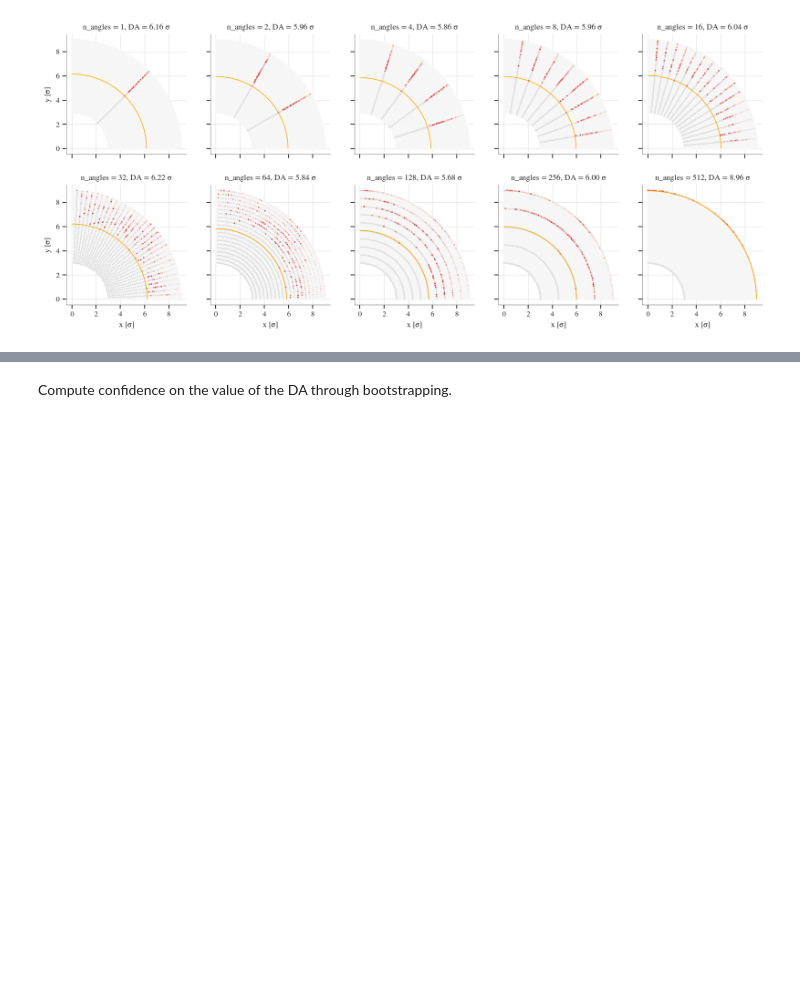
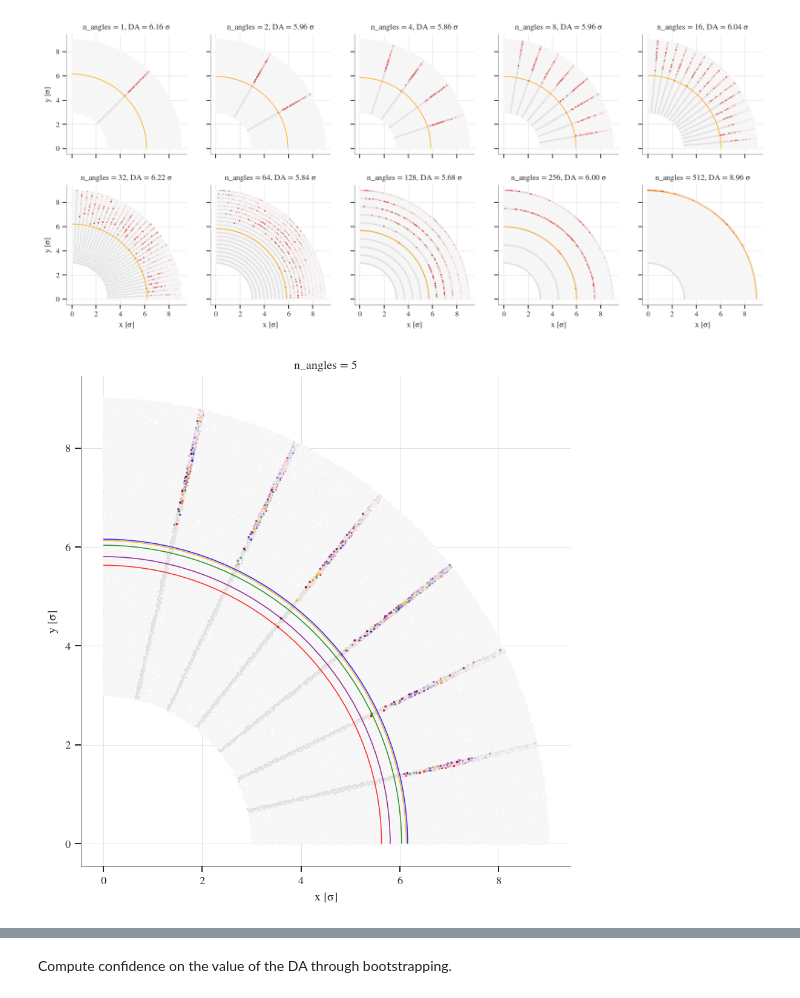
Before and after one commit to ColasDroin/DA_IPAC_2024, a Jupyter notebook: studies/analysis/analysis_convergence_DA.ipynb, the cells around one changed output, grey strips where cells are left out. Saved outputs shown, nothing was run; the diff lists cells and outputs as text; code cells hidden in the pictures; blank space fills up the shorter version.

```diff
--- a/studies/analysis/analysis_convergence_DA.ipynb
+++ b/studies/analysis/analysis_convergence_DA.ipynb
@@ -498 +507,57 @@ for l_x, l_y in zip(ll_x, ll_y):
+# %%
+# Show example of three identical topologies for angle 5
+apply_better_style()
+fig, ax = plt.subplots(1, 1, figsize=(7, 7), sharex=True, sharey=True)
+norm = plt.Normalize(df_sim["at_turn"].min(), df_sim["at_turn"].max())
+
+n_angles = 5
+
+# Do a color palette with red, blue, green
+l_colors = ['red', 'blue', 'green', 'orange', 'purple']
+# Plot the master distribution with the closest neighbors highlighted
+sns.scatterplot(data=df_sim, x="x", y="y", color="whitesmoke", ax=ax, s=4)
+for i, l_indices in enumerate(ll_indices[:]):
+    indices = l_indices[n_angles]
+    sns.scatterplot(
+        data=df_sim_survived.loc[df_sim_survived.index.isin(indices)],
+        x="x",
+        y="y",
+        color="gainsboro",
+        ax=ax,
+        s=4,
+    )
+for i, l_indices in enumerate(ll_indices[:]):
+    sm = sns.light_palette(l_colors[i], as_cmap=True, n_colors=100)
+    cmappable = ScalarMappable(norm=norm, cmap=sm)
+    indices = l_indices[n_angles]
+    sns.scatterplot(
+        data=df_sim_lost.loc[df_sim_lost.index.isin(indices)],
+        x="x",
+        y="y",
+        hue=df_sim_lost.loc[df_sim_lost.index.isin(indices)]["at_turn"],
+        palette=sm,
+        ax=ax,
+        s=4,
+        alpha = 1.
+    )
+
+    ax.get_legend().remove()
+    ax.set_xlabel(r"x [$\sigma$]")
+    ax.set_ylabel(r"y [$\sigma$]")
+
+    # cbar = ax.figure.colorbar(cmappable, ax=ax, fraction=0.026, pad=0.04)
+    # cbar.ax.set_ylabel("Turn lost", rotation=90, va="bottom", labelpad=15)
+    # cbar.outline.set_visible(False)
+
+    # Add DA to plot
+    DA = np.min(df_sim_lost.loc[df_sim_lost.index.isin(indices)]["amplitude"])
+    ax.set_title(f"n_angles = {n_angles}")
+    arc = Arc((0, 0), 2 * DA, 2 * DA, color=l_colors[i], theta1=0, theta2=90, alpha = 0.8)
+    ax.add_patch(arc)
+    ax.set_aspect("equal", adjustable="box")
+
+    ax.grid(visible=None)
+plt.show()
+# %% [output]
+[figure, added]
 # %%
```
Also changed, not shown: parts of 20 cells of this notebook.
